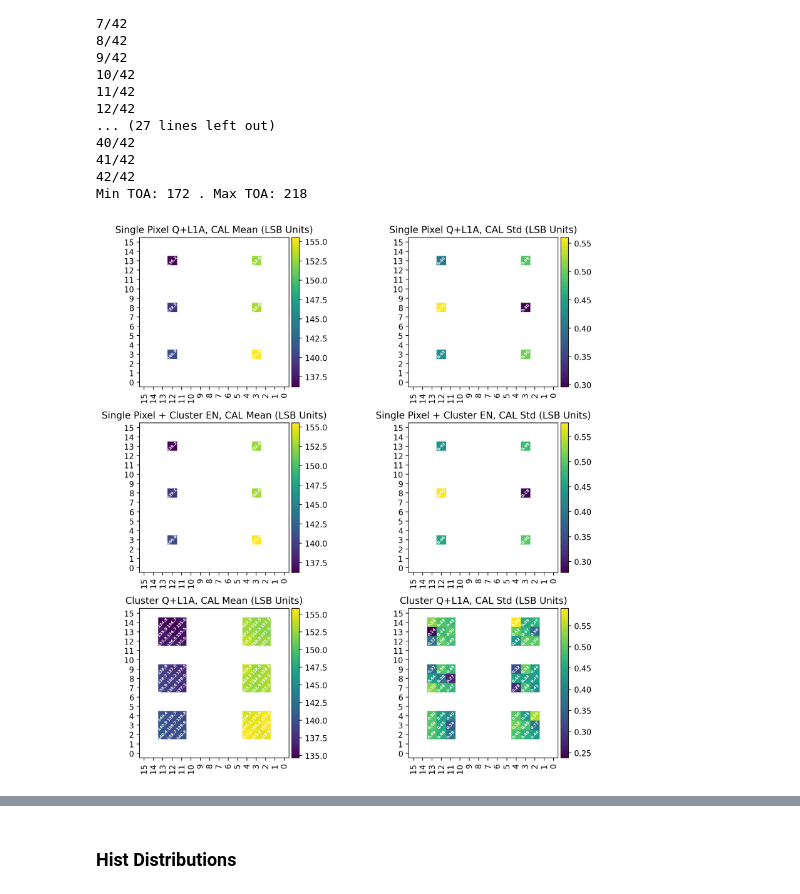
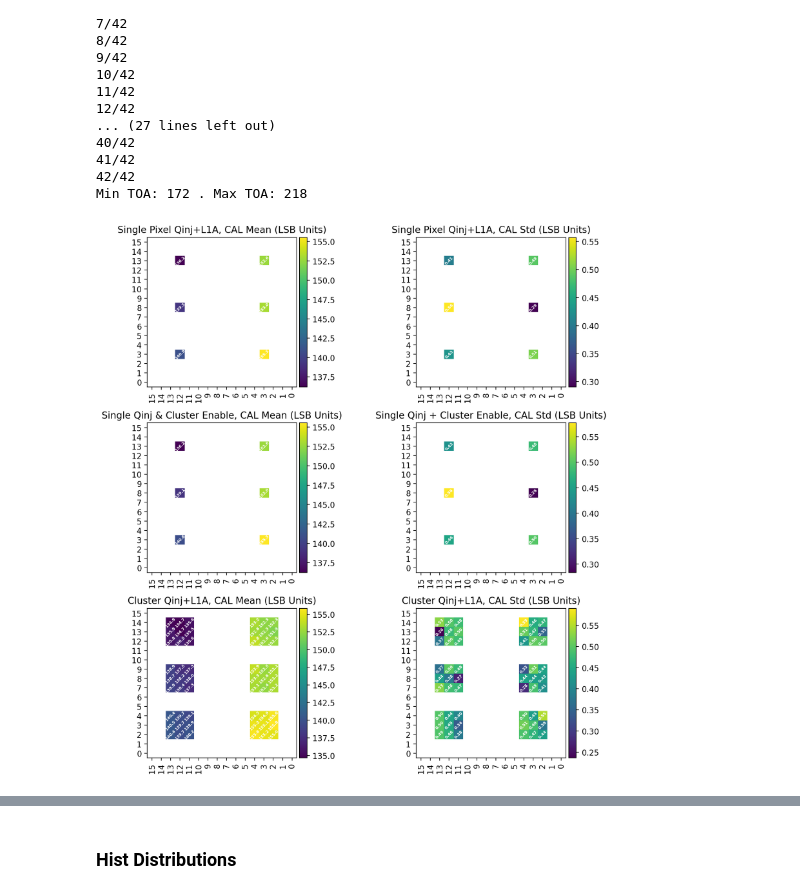
Before and after one commit to cbeiraod/ETROC-Analysis, a Jupyter notebook: Cluster_Qinj_Mapping.ipynb, the cells around one changed output, grey strips where cells are left out. Cells and saved outputs as stored; diff of their text form; code cells hidden in the pictures.

```diff
--- a/Cluster_Qinj_Mapping.ipynb
+++ b/Cluster_Qinj_Mapping.ipynb
@@ -14,12 +11,0 @@ from hist import Hist
-# %%
-root = '../ETROC-Data'
-file_pattern = "*translated*.dat"
-path_pattern = "*testing_[0-9]*"
-file_list = []
-for path, subdirs, files in os.walk(root):
-    if not fnmatch(path, path_pattern): continue
-    for name in files:
-        pass
-        if fnmatch(name, file_pattern):
-            file_list.append(os.path.join(path, name))
-            print(file_list[-1])
@@ -92,8 +11,0 @@ for file_index, file_name in enumerate(file_list):
-# %%
-CAL_mean = CAL_sum/hit_counts
-# CAL_std = np.sqrt(((CAL_sum_sq/hit_counts) - pow(CAL_mean, 2))/hit_counts)
-CAL_std = np.sqrt((CAL_sum_sq/hit_counts) - pow(CAL_mean, 2))
-TOA_mean = TOA_sum/hit_counts
-TOA_std = np.sqrt(((TOA_sum_sq/hit_counts) - pow(TOA_mean, 2)))
-TOT_mean = TOT_sum/hit_counts
-TOT_std = np.sqrt(((TOT_sum_sq/hit_counts) - pow(TOT_mean, 2)))
@@ -219,7 +33,7 @@ def deliver_acc_stats(file_list):
                     current_bcid = int(text_list[8])
                 if text_list[2]=="TRAILER":
                     previous_bcid = current_bcid
-                if(current_bcid-previous_bcid!=1054 or previous_bcid==-1):
+                if((current_bcid-previous_bcid!=1054 if current_bcid>previous_bcid else current_bcid+3564-previous_bcid!=1054) or previous_bcid==-1):
                     # print(current_bcid, previous_bcid)
                     continue # The diff is 2x24
                 if text_list[2]!="DATA": continue
@@ -230,7 +44,7 @@ def deliver_acc_stats(file_list):
                 CAL = int(text_list[14])
                 # if (row!=3 or col!=3):
                 #     print(previous_bcid, current_bcid, row, col, TOA, TOT, CAL)
-                if(CAL>200): continue
+                if(CAL>200 or CAL<100): continue
                 hit_counts[row, col] += 1
                 CAL_sum[row, col] += CAL
                 CAL_sum_sq[row, col] += CAL*CAL
@@ -412,7 +226,7 @@ fig = plt.figure(dpi=200, figsize=(10,10))
 gs = fig.add_gridspec(3,2)
 
 ax0 = fig.add_subplot(gs[0,0])
-ax0.set_title("Single Pixel Q+L1A, CAL Mean (LSB Units)")
+ax0.set_title("Single Pixel Qinj+L1A, CAL Mean (LSB Units)")
 img0 = ax0.imshow(center_CAL_mean)
 ax0.invert_xaxis()
 ax0.invert_yaxis()
@@ -423,7 +237,7 @@ cax = divider.append_axes('right', size='5%', pad=0.05)
 fig.colorbar(img0, cax=cax, orientation='vertical')
 
 ax1 = fig.add_subplot(gs[0,1])
-ax1.set_title("Single Pixel Q+L1A, CAL Std (LSB Units)")
+ax1.set_title("Single Pixel Qinj+L1A, CAL Std (LSB Units)")
 img1 = ax1.imshow(center_CAL_std)
 ax1.invert_xaxis()
 ax1.invert_yaxis()
@@ -441,7 +255,7 @@ for x in range(16):
         ax1.text(x, y, f"{center_CAL_std.T[x,y]:.2f}", ha="center", va="center", fontweight="bold", c="white", size=5, rotation=45)
 
 ax0 = fig.add_subplot(gs[1,0])
-ax0.set_title("Single Pixel + Cluster EN, CAL Mean (LSB Units)")
+ax0.set_title("Single Qinj & Cluster Enable, CAL Mean (LSB Units)")
 img0 = ax0.imshow(single_CAL_mean)
 ax0.invert_xaxis()
 ax0.invert_yaxis()
@@ -452,7 +266,7 @@ cax = divider.append_axes('right', size='5%', pad=0.05)
 fig.colorbar(img0, cax=cax, orientation='vertical')
 
 ax1 = fig.add_subplot(gs[1,1])
-ax1.set_title("Single Pixel + Cluster EN, CAL Std (LSB Units)")
+ax1.set_title("Single Qinj + Cluster Enable, CAL Std (LSB Units)")
 img1 = ax1.imshow(single_CAL_std)
 ax1.invert_xaxis()
 ax1.invert_yaxis()
@@ -470,39 +284,39 @@ for x in range(16):
         ax1.text(x, y, f"{single_CAL_std.T[x,y]:.2f}", ha="center", va="center", fontweight="bold", c="white", size=5, rotation=45)
 
 ax0 = fig.add_subplot(gs[2,0])
-ax0.set_title("Cluster Q+L1A, CAL Mean (LSB Units)")
+ax0.set_title("Cluster Qinj+L1A, CAL Mean (LSB Units)")
 img0 = ax0.imshow(allequal_CAL_mean)
 ax0.invert_xaxis()
 ax0.invert_yaxis()
 plt.xticks(range(16), range(16), rotation='vertical')
 plt.yticks(range(16), range(16))
 divider = make_axes_locatable(ax0)
 cax = divider.append_axes('right', size='5%', pad=0.05)
 fig.colorbar(img0, cax=cax, orientation='vertical')
 
 ax1 = fig.add_subplot(gs[2,1])
-ax1.set_title("Cluster Q+L1A, CAL Std (LSB Units)")
+ax1.set_title("Cluster Qinj+L1A, CAL Std (LSB Units)")
 img1 = ax1.imshow(allequal_CAL_std)
 ax1.invert_xaxis()
 ax1.invert_yaxis()
 plt.xticks(range(16), range(16), rotation='vertical')
 plt.yticks(range(16), range(16))
 divider = make_axes_locatable(ax1)
 cax = divider.append_axes('right', size='5%', pad=0.05)
 fig.colorbar(img1, cax=cax, orientation='vertical')
 
 for x in range(16):
     for y in range(16):
         if(np.isnan(allequal_CAL_mean.T[x,y])): continue
         ax0.text(x, y, f"{allequal_CAL_mean.T[x,y]:.1f}", ha="center", va="center", fontweight="bold", c="white", size=5, rotation=45)
         if(np.isnan(allequal_CAL_std.T[x,y])): continue
         ax1.text(x, y, f"{allequal_CAL_std.T[x,y]:.2f}", ha="center", va="center", fontweight="bold", c="white", size=5, rotation=45)
 
 
 plt.tight_layout()
 plt.savefig("figures/cluster_CAL_scan.pdf")
 plt.show()
 # %% [output]
-[figure, old version]
+[figure, new version]
 # %%
 fig = plt.figure(dpi=200, figsize=(10,10))
```
Also changed, not shown: parts of 10 cells of this notebook, 10 other files.
